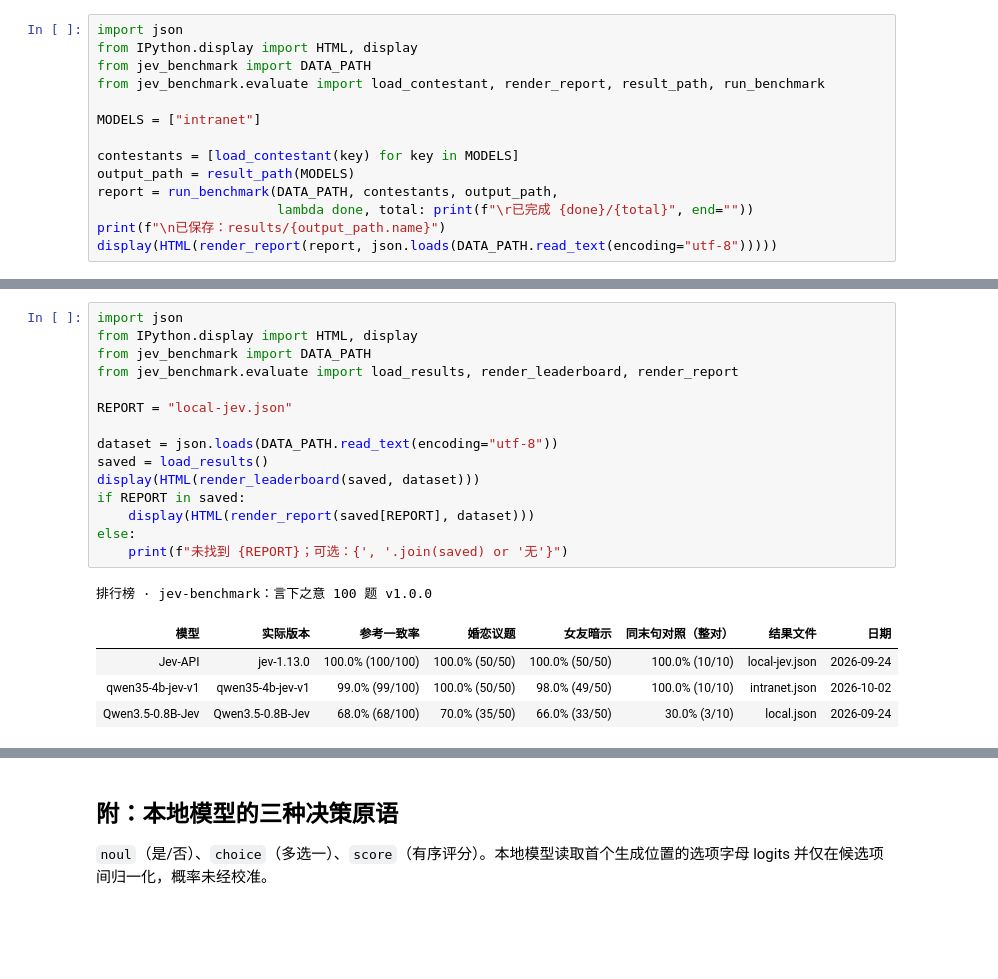
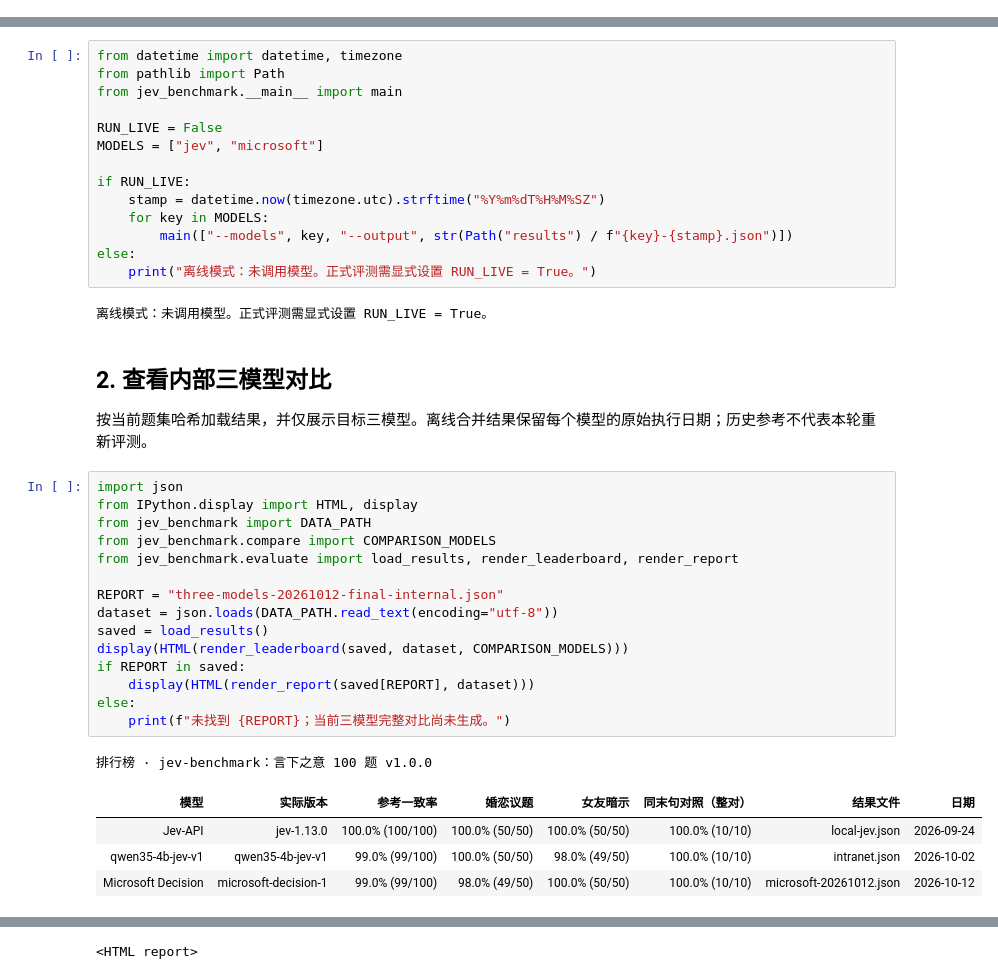
Before and after one commit to haxudev/jev-benchmark, a Jupyter notebook: benchmark.ipynb, the cells around one changed output, grey strips where cells are left out. Cells and saved outputs as stored; diff of their text form; blank space fills up the shorter version.

Commit message:
Refresh three-model benchmarks and publish Decision-1 results
Co-authored-by: Copilot App <223556219+Copilot@users.noreply.github.com>
Copilot-Session: 09187732-1f8f-49f0-9998-dc6eb7702f4a

```diff
--- a/benchmark.ipynb
+++ b/benchmark.ipynb
@@ -21,14 +0,0 @@
-# %%
-import json
-from IPython.display import HTML, display
-from jev_benchmark import DATA_PATH
-from jev_benchmark.evaluate import load_contestant, render_report, result_path, run_benchmark
-
-MODELS = ["intranet"]
-
-contestants = [load_contestant(key) for key in MODELS]
-output_path = result_path(MODELS)
-report = run_benchmark(DATA_PATH, contestants, output_path,
-                       lambda done, total: print(f"\r已完成 {done}/{total}", end=""))
-print(f"\n已保存：results/{output_path.name}")
-display(HTML(render_report(report, json.loads(DATA_PATH.read_text(encoding="utf-8")))))
@@ -43,21 +11,41 @@ display(HTML(render_report(report, json.loads(DATA_PATH.read_text(encoding="utf-
+# %%
+from datetime import datetime, timezone
+from pathlib import Path
+from jev_benchmark.__main__ import main
+
+RUN_LIVE = False
+MODELS = ["jev", "microsoft"]
+
+if RUN_LIVE:
+    stamp = datetime.now(timezone.utc).strftime("%Y%m%dT%H%M%SZ")
+    for key in MODELS:
+        main(["--models", key, "--output", str(Path("results") / f"{key}-{stamp}.json")])
+else:
+    print("离线模式：未调用模型。正式评测需显式设置 RUN_LIVE = True。")
+# %% [output]
+离线模式：未调用模型。正式评测需显式设置 RUN_LIVE = True。
+# %% [markdown]
+## 2. 查看内部三模型对比
+
+按当前题集哈希加载结果，并仅展示目标三模型。离线合并结果保留每个模型的原始执行日期；历史参考不代表本轮重新评测。
 # %%
 import json
 from IPython.display import HTML, display
 from jev_benchmark import DATA_PATH
+from jev_benchmark.compare import COMPARISON_MODELS
 from jev_benchmark.evaluate import load_results, render_leaderboard, render_report
 
-REPORT = "local-jev.json"
-
+REPORT = "three-models-20261012-final-internal.json"
 dataset = json.loads(DATA_PATH.read_text(encoding="utf-8"))
 saved = load_results()
-display(HTML(render_leaderboard(saved, dataset)))
+display(HTML(render_leaderboard(saved, dataset, COMPARISON_MODELS)))
 if REPORT in saved:
     display(HTML(render_report(saved[REPORT], dataset)))
 else:
-    print(f"未找到 {REPORT}；可选：{', '.join(saved) or '无'}")
+    print(f"未找到 {REPORT}；当前三模型完整对比尚未生成。")
 # %% [output]
 排行榜 · jev-benchmark：言下之意 100 题 v1.0.0
 | 模型 | 实际版本 | 参考一致率 | 婚恋议题 | 女友暗示 | 同末句对照（整对） | 结果文件 | 日期 |
 | Jev-API | jev-1.13.0 | 100.0% (100/100) | 100.0% (50/50) | 100.0% (50/50) | 100.0% (10/10) | local-jev.json | 2026-09-24 |
 | qwen35-4b-jev-v1 | qwen35-4b-jev-v1 | 99.0% (99/100) | 100.0% (50/50) | 98.0% (49/50) | 100.0% (10/10) | intranet.json | 2026-10-02 |
-| Qwen3.5-0.8B-Jev | Qwen3.5-0.8B-Jev | 68.0% (68/100) | 70.0% (35/50) | 66.0% (33/50) | 30.0% (3/10) | local.json | 2026-09-24 |
+| Microsoft Decision | microsoft-decision-1 | 99.0% (99/100) | 98.0% (49/50) | 100.0% (50/50) | 100.0% (10/10) | microsoft-20261012.json | 2026-10-12 |
@@ -65,4 +52 @@ else:
+<HTML report>
-# %% [markdown]
-## 附：本地模型的三种决策原语
-
-`noul`（是/否）、`choice`（多选一）、`score`（有序评分）。本地模型读取首个生成位置的选项字母 logits 并仅在候选项间归一化，概率未经校准。
```
Also changed, not shown: parts of 10 cells of this notebook, 29 other files.
